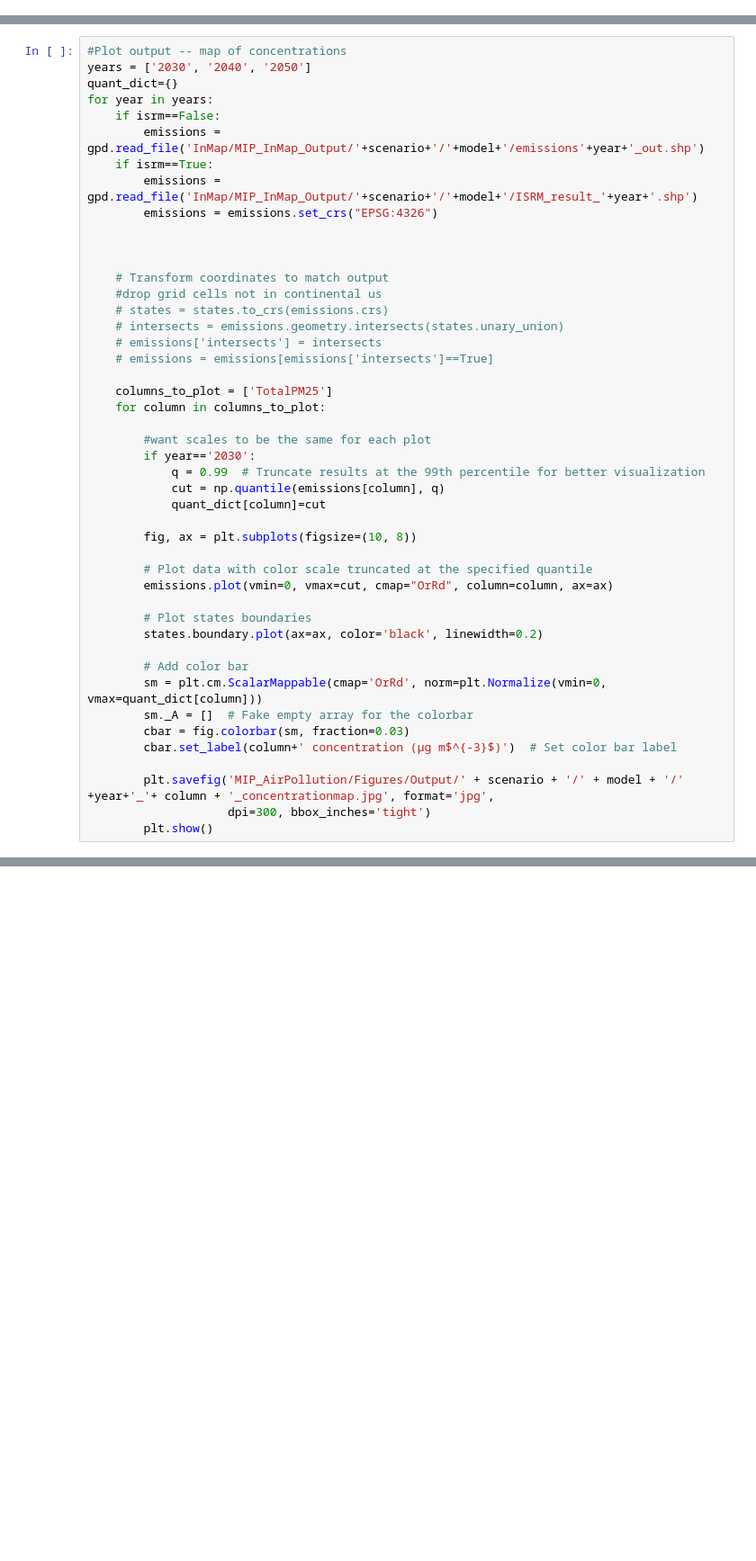
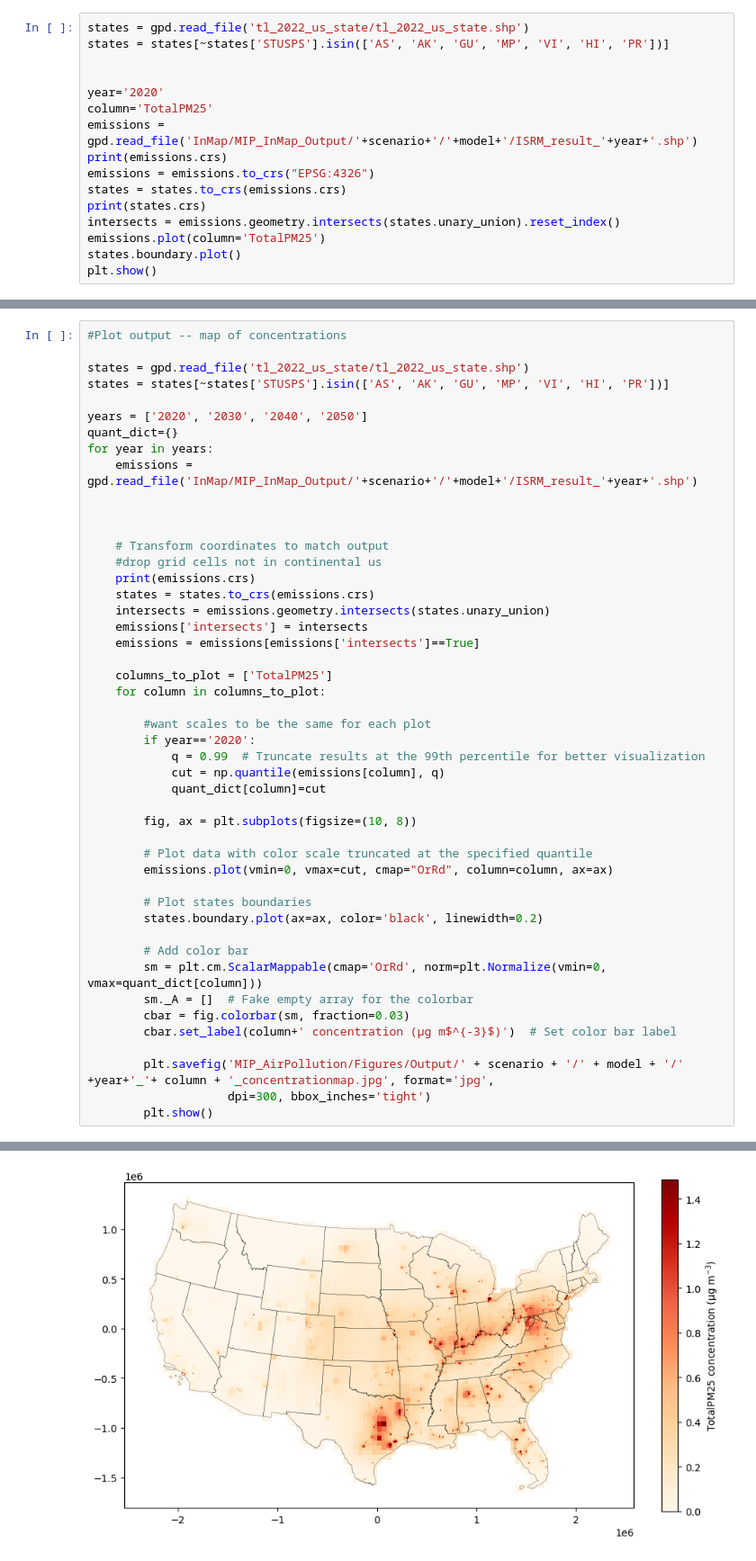
Before and after one commit to lbeatty1/MIP_AirPollution, a Jupyter notebook: Plot_Output_ISRM.ipynb, the cells around one changed output, grey strips where cells are left out. Shown at 90% size. Cells and saved outputs as stored; diff of their text form; blank space fills up the shorter version.

```diff
--- a/Plot_Output_ISRM.ipynb
+++ b/Plot_Output_ISRM.ipynb
@@ -20,0 +27,16 @@ isrm=True  #plot output from isrm or full InMap?
+# %%
+states = gpd.read_file('tl_2022_us_state/tl_2022_us_state.shp')
+states = states[~states['STUSPS'].isin(['AS', 'AK', 'GU', 'MP', 'VI', 'HI', 'PR'])]
+
+
+year='2020'
+column='TotalPM25'
+emissions = gpd.read_file('InMap/MIP_InMap_Output/'+scenario+'/'+model+'/ISRM_result_'+year+'.shp')
+print(emissions.crs)
+emissions = emissions.to_crs("EPSG:4326")
+states = states.to_crs(emissions.crs)
+print(states.crs)
+intersects = emissions.geometry.intersects(states.unary_union).reset_index()
+emissions.plot(column='TotalPM25')
+states.boundary.plot()
+plt.show()
@@ -21,28 +48,29 @@ isrm=True  #plot output from isrm or full InMap?
 # %%
 #Plot output -- map of concentrations
-years = ['2030', '2040', '2050']
+
+states = gpd.read_file('tl_2022_us_state/tl_2022_us_state.shp')
+states = states[~states['STUSPS'].isin(['AS', 'AK', 'GU', 'MP', 'VI', 'HI', 'PR'])]
+
+years = ['2020', '2030', '2040', '2050']
 quant_dict={}
 for year in years:
-    if isrm==False:
-        emissions = gpd.read_file('InMap/MIP_InMap_Output/'+scenario+'/'+model+'/emissions'+year+'_out.shp')
-    if isrm==True:
-        emissions = gpd.read_file('InMap/MIP_InMap_Output/'+scenario+'/'+model+'/ISRM_result_'+year+'.shp')
-        emissions = emissions.set_crs("EPSG:4326")
+    emissions = gpd.read_file('InMap/MIP_InMap_Output/'+scenario+'/'+model+'/ISRM_result_'+year+'.shp')
 
 
 
     # Transform coordinates to match output
     #drop grid cells not in continental us
-    # states = states.to_crs(emissions.crs)
-    # intersects = emissions.geometry.intersects(states.unary_union)
-    # emissions['intersects'] = intersects
-    # emissions = emissions[emissions['intersects']==True]
+    print(emissions.crs)
+    states = states.to_crs(emissions.crs)
+    intersects = emissions.geometry.intersects(states.unary_union)
+    emissions['intersects'] = intersects
+    emissions = emissions[emissions['intersects']==True]
 
     columns_to_plot = ['TotalPM25']
     for column in columns_to_plot:
 
         #want scales to be the same for each plot
-        if year=='2030':
+        if year=='2020':
             q = 0.99  # Truncate results at the 99th percentile for better visualization
             cut = np.quantile(emissions[column], q)
             quant_dict[column]=cut
@@ -64,3 +92,4 @@ for year in years:
         plt.savefig('MIP_AirPollution/Figures/Output/' + scenario + '/' + model + '/' +year+'_'+ column + '_concentrationmap.jpg', format='jpg',
                     dpi=300, bbox_inches='tight')
         plt.show()
+# %% [output]
@@ -66,0 +97 @@ for year in years:
+[figure, added]
```
Also changed, not shown: parts of 3 cells of this notebook, 12 other files.
